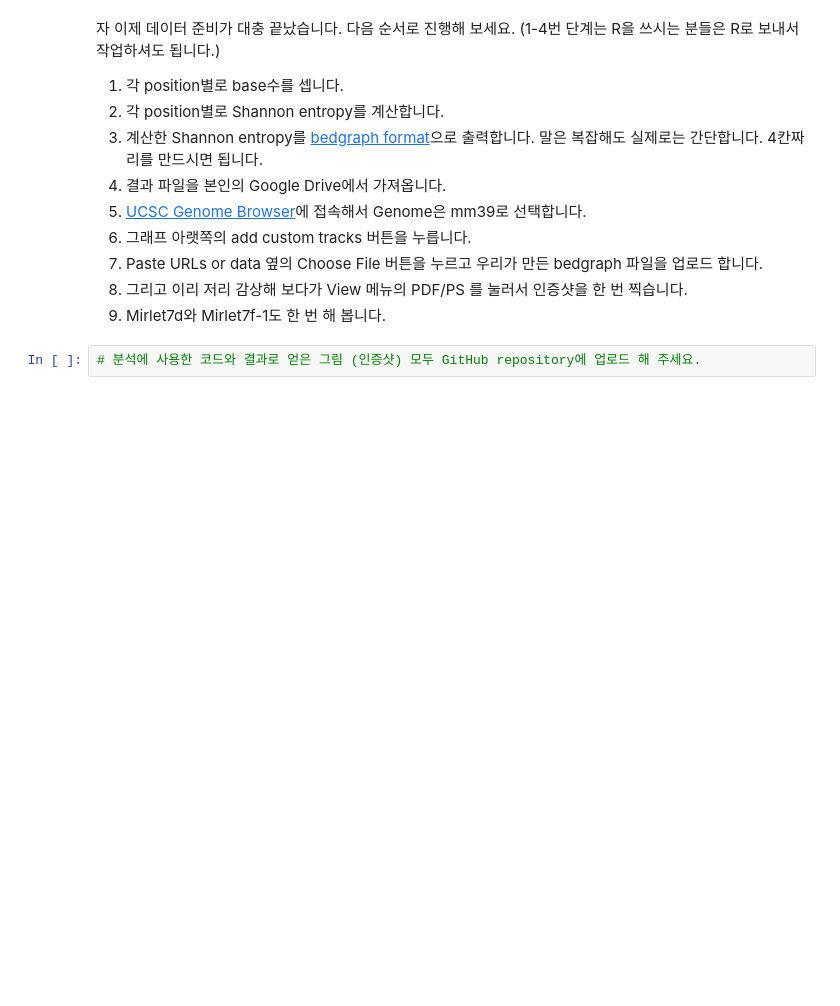
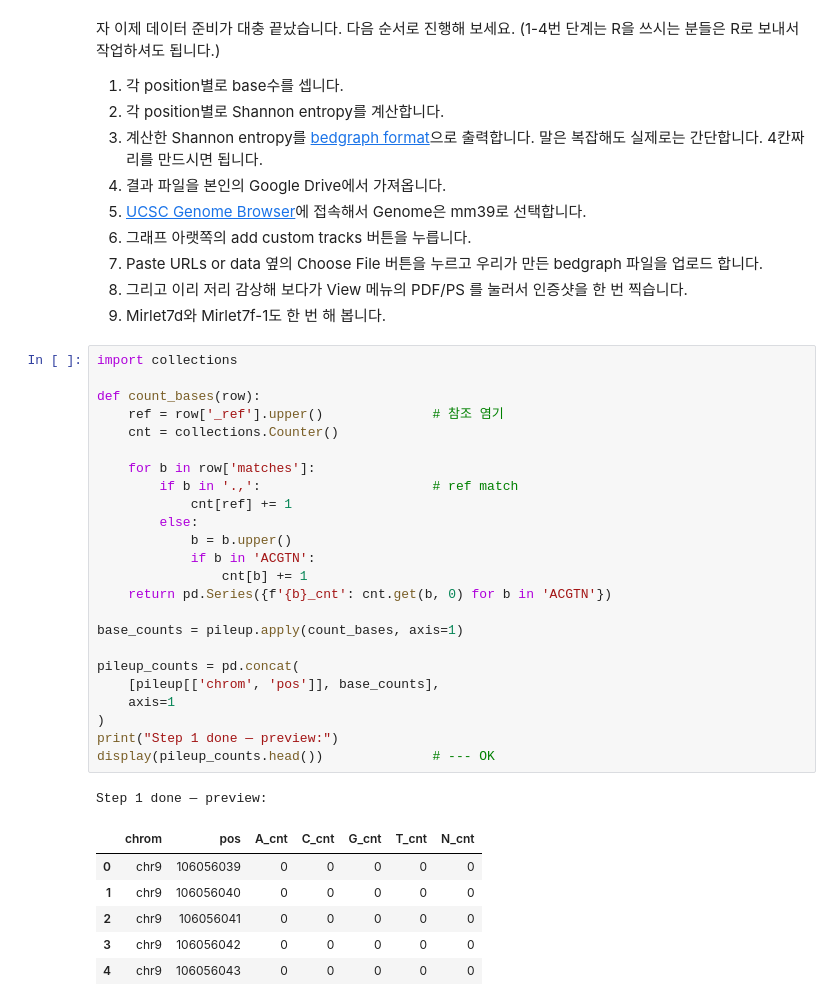
Before and after one commit to Hyeonnji/hyeonji-practice2, a Jupyter notebook: CoLab_TermProj_2025_3.ipynb, the cells around one changed output. Cells and saved outputs as stored; diff of their text form; blank space fills up the shorter version.

```diff
--- a/CoLab_TermProj_2025_3.ipynb
+++ b/CoLab_TermProj_2025_3.ipynb
@@ -221,5 +264,35 @@ pileup[pileup['pos'] == 106056094].iloc[0]['matches']
 1. Paste URLs or data 옆의 Choose File 버튼을 누르고 우리가 만든 bedgraph 파일을 업로드 합니다.
 1. 그리고 이리 저리 감상해 보다가 View 메뉴의 PDF/PS 를 눌러서 인증샷을 한 번 찍습니다.
 1. Mirlet7d와 Mirlet7f-1도 한 번 해 봅니다.
-# %%
-# 분석에 사용한 코드와 결과로 얻은 그림 (인증샷) 모두 GitHub repository에 업로드 해 주세요.
+# %%
+import collections
+
+def count_bases(row):
+    ref = row['_ref'].upper()              # 참조 염기
+    cnt = collections.Counter()
+
+    for b in row['matches']:
+        if b in '.,':                      # ref match
+            cnt[ref] += 1
+        else:
+            b = b.upper()
+            if b in 'ACGTN':
+                cnt[b] += 1
+    return pd.Series({f'{b}_cnt': cnt.get(b, 0) for b in 'ACGTN'})
+
+base_counts = pileup.apply(count_bases, axis=1)
+
+pileup_counts = pd.concat(
+    [pileup[['chrom', 'pos']], base_counts],
+    axis=1
+)
+print("Step 1 done — preview:")
+display(pileup_counts.head())              # --- OK
+# %% [output]
+Step 1 done — preview:
+|  | chrom | pos | A_cnt | C_cnt | G_cnt | T_cnt | N_cnt |
+| 0 | chr9 | 106056039 | 0 | 0 | 0 | 0 | 0 |
+| 1 | chr9 | 106056040 | 0 | 0 | 0 | 0 | 0 |
+| 2 | chr9 | 106056041 | 0 | 0 | 0 | 0 | 0 |
+| 3 | chr9 | 106056042 | 0 | 0 | 0 | 0 | 0 |
+| 4 | chr9 | 106056043 | 0 | 0 | 0 | 0 | 0 |
```
Also changed, not shown: parts of 6 cells of this notebook.
